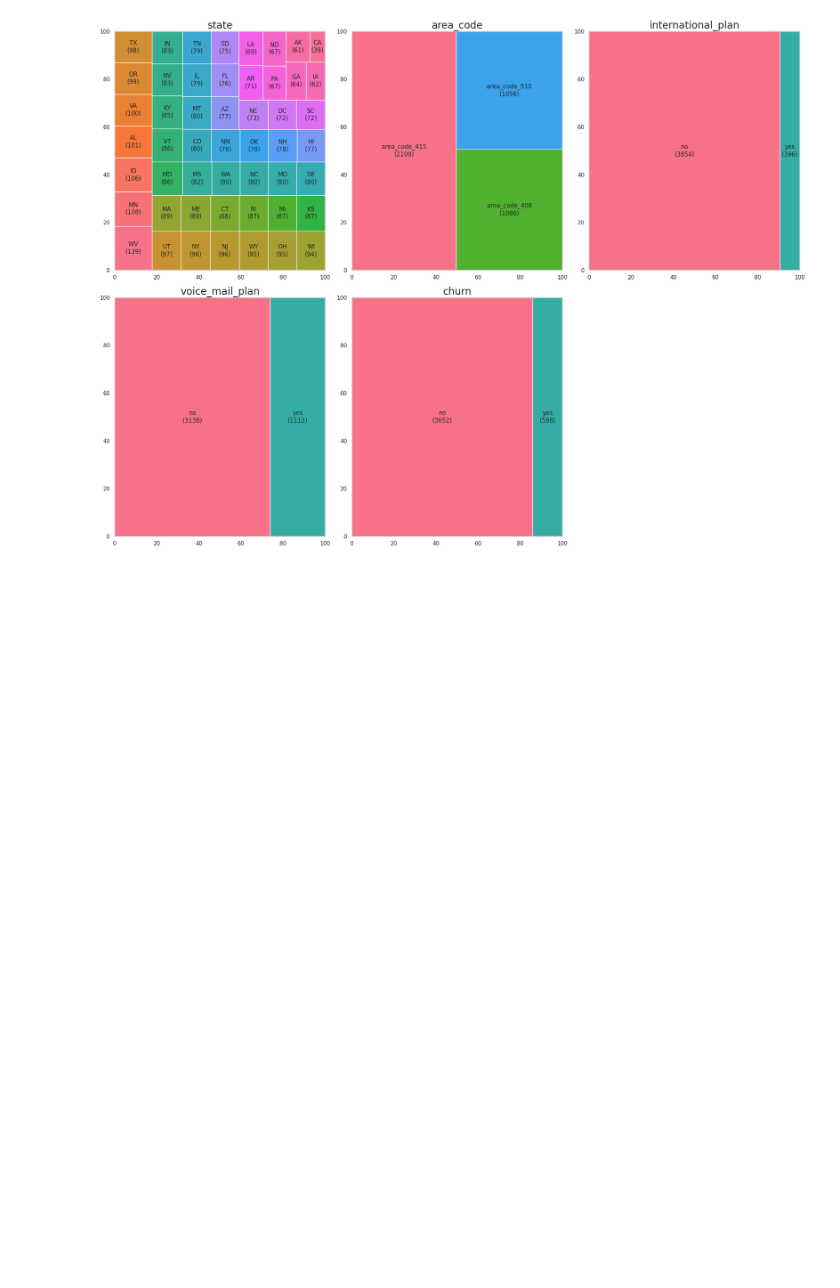
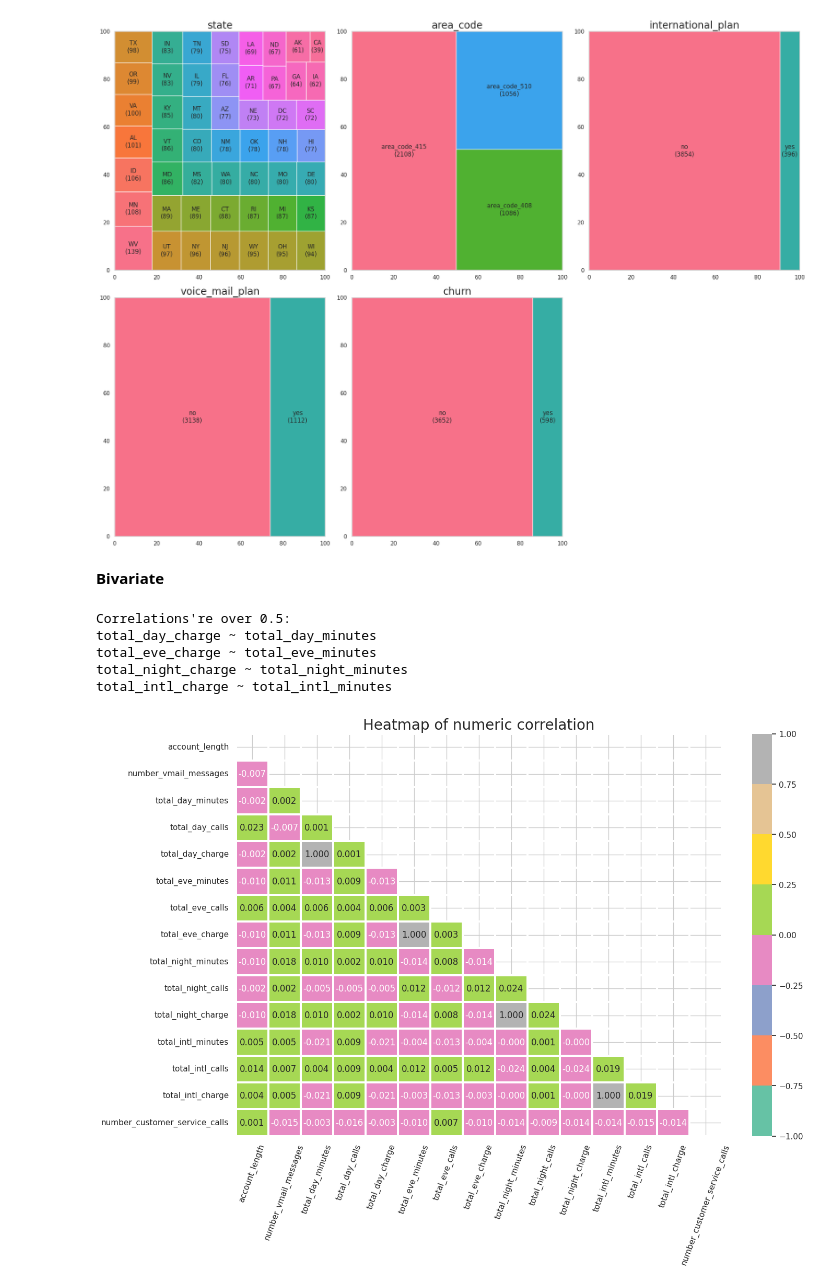
Before and after one commit to hyugai/ML-Marketing-CustomerChurn-2020KaggleCompetition, a Jupyter notebook: jupyter/init.ipynb, the cells around one changed output. Drawn from its saved outputs; the diff is of its cells as text; code cells hidden in the pictures; blank space fills up the shorter version.

```diff
--- a/jupyter/init.ipynb
+++ b/jupyter/init.ipynb
@@ -267,3 +267,35 @@ plt.tight_layout()
 plt.show()
 # %% [output]
 [figure]
+# %% [markdown]
+<b>Bivariate</b>
+# %%
+# correlation
+corr = df_cleaned[num_cols].corr()
+##
+print('Correlations\'re over 0.5:')
+num_iters, i = len(num_cols), 1
+while i < num_iters:
+    for j in range(i):
+        if corr.iloc[i, j] >= 0.5:
+            print(f'{num_cols[i]} ~ {num_cols[j]}')
+
+    i += 1
+##
+fig, ax = plt.subplots(figsize=(15, 10))
+mask = np.triu(np.ones_like(corr, dtype=bool))
+g = sns.heatmap(corr, mask=mask, vmin=-1, vmax=1,
+                annot=True, fmt='.3f', cmap='Set2', linewidths=1.5)
+g.axes.tick_params(axis='x', rotation=70)
+g.set_title('Heatmap of numeric correlation', fontdict=dict(size=20))
+##
+fig.savefig('../resource/jupyter/image/eda_bivariate_numeric_corr.png')
+
+plt.show()
+# %% [output]
+Correlations're over 0.5:
+total_day_charge ~ total_day_minutes
+total_eve_charge ~ total_eve_minutes
+total_night_charge ~ total_night_minutes
+total_intl_charge ~ total_intl_minutes
+[figure, added]
```
Also changed, not shown: 1 other file.
